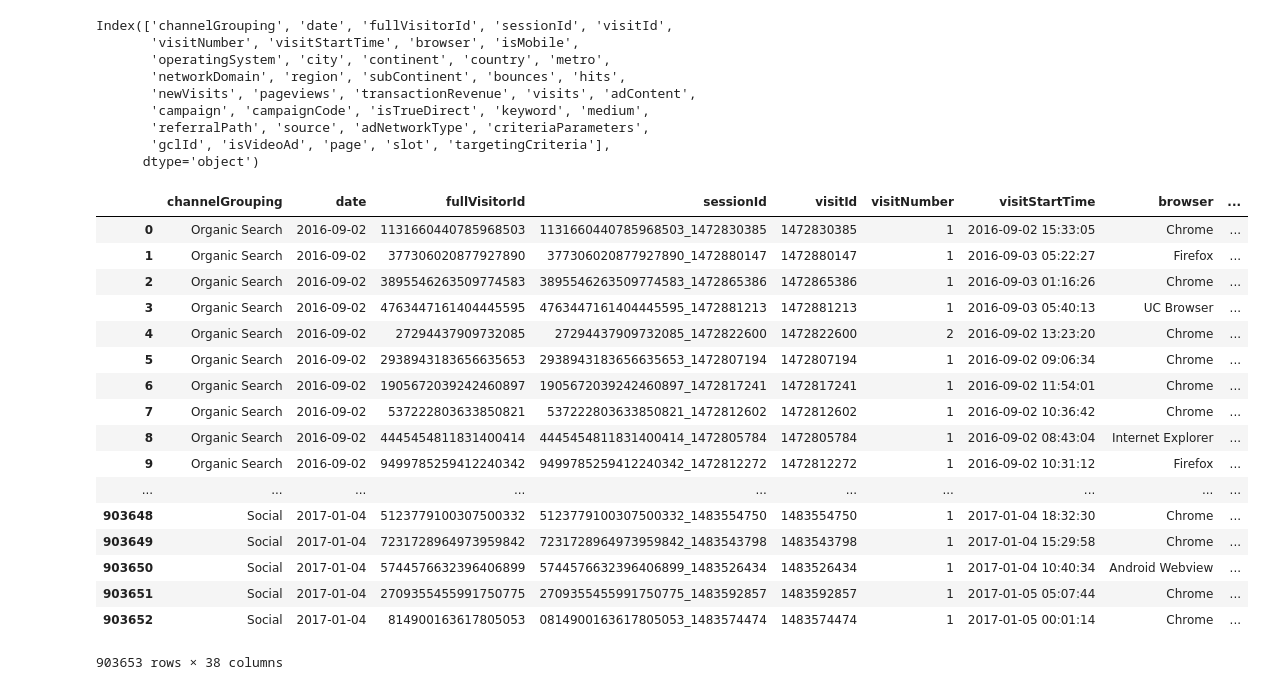
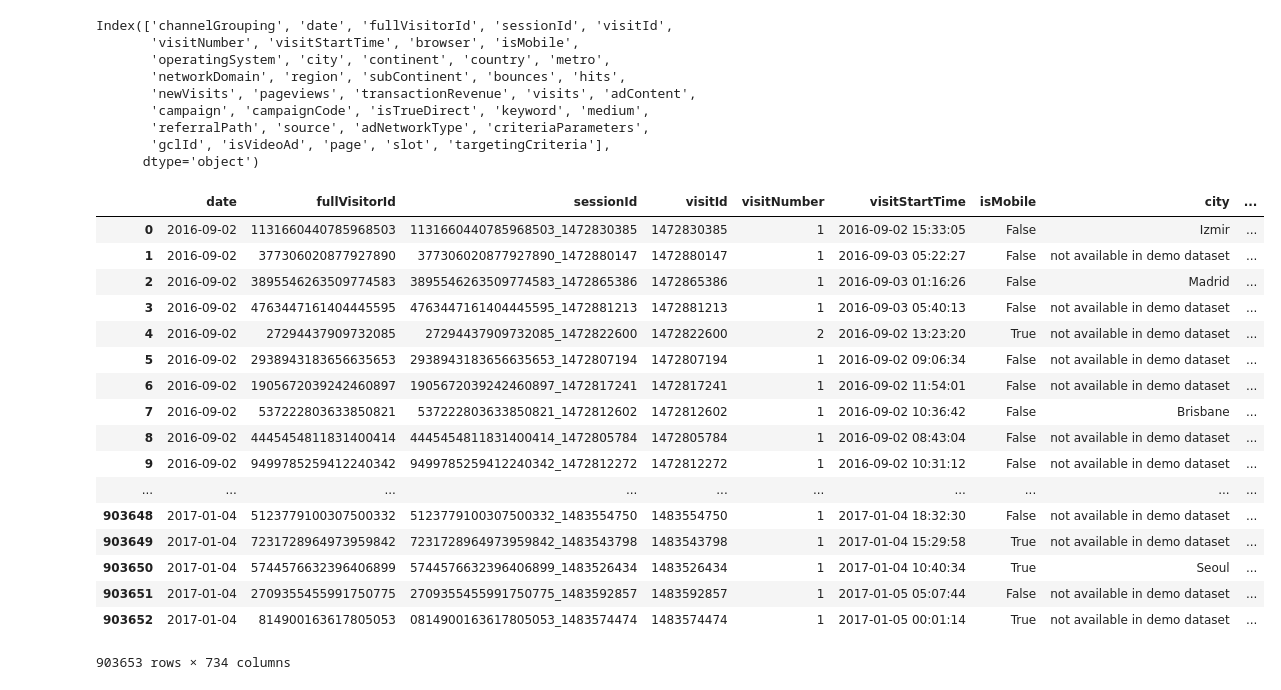
Before and after one commit to kuonumber/Google-Analytics_Customer_Revenue_Prediction, a Jupyter notebook: 201801008_revenue_prediction.ipynb, the cells around one changed output. Cells and saved outputs as stored; diff of their text form; code cells hidden in the pictures.

Commit message:
get dummies

```diff
--- a/201801008_revenue_prediction.ipynb
+++ b/201801008_revenue_prediction.ipynb
@@ -396,5 +398,7 @@ df_train = df_train.drop(['device','geoNetwork','totals','trafficSource'], axis
 # %%
 df_all_parsed = df_train.join([df_device_, df_geo_, df_total, df_trafficSource])
+# %%
+df_all_parsed = df_all_parsed.fillna(0)
 # %%
 df_all_parsed.columns
 # %% [output]
@@ -407,24 +411,30 @@ Index(['channelGrouping', 'date', 'fullVisitorId', 'sessionId', 'visitId',
        'referralPath', 'source', 'adNetworkType', 'criteriaParameters',
        'gclId', 'isVideoAd', 'page', 'slot', 'targetingCriteria'],
       dtype='object')
+# %%
+df_dummies = pd.get_dummies(drop_first = True, data = df_all_parsed[['channelGrouping','browser',
+       'operatingSystem', 'country',  'medium', 'source','subContinent']])
+# %%
+df_all_parsed = (df_all_parsed.drop(['channelGrouping', 'browser','operatingSystem', 'country',  'medium',
+                                     'source','metro', 'region', 'networkDomain', 'adContent','continent'], axis=1))
 # %%
-df_all_parsed
+df_all_parsed.join(df_dummies)
 # %% [output]
-|  | channelGrouping | date | fullVisitorId | sessionId | visitId | visitNumber | visitStartTime | browser | ... |
-| 0 | Organic Search | 2016-09-02 | 1131660440785968503 | 1131660440785968503_1472830385 | 1472830385 | 1 | 2016-09-02 15:33:05 | Chrome | ... |
-| 1 | Organic Search | 2016-09-02 | 377306020877927890 | 377306020877927890_1472880147 | 1472880147 | 1 | 2016-09-03 05:22:27 | Firefox | ... |
-| 2 | Organic Search | 2016-09-02 | 3895546263509774583 | 3895546263509774583_1472865386 | 1472865386 | 1 | 2016-09-03 01:16:26 | Chrome | ... |
-| 3 | Organic Search | 2016-09-02 | 4763447161404445595 | 4763447161404445595_1472881213 | 1472881213 | 1 | 2016-09-03 05:40:13 | UC Browser | ... |
-| 4 | Organic Search | 2016-09-02 | 27294437909732085 | 27294437909732085_1472822600 | 1472822600 | 2 | 2016-09-02 13:23:20 | Chrome | ... |
-| 5 | Organic Search | 2016-09-02 | 2938943183656635653 | 2938943183656635653_1472807194 | 1472807194 | 1 | 2016-09-02 09:06:34 | Chrome | ... |
-| 6 | Organic Search | 2016-09-02 | 1905672039242460897 | 1905672039242460897_1472817241 | 1472817241 | 1 | 2016-09-02 11:54:01 | Chrome | ... |
-| 7 | Organic Search | 2016-09-02 | 537222803633850821 | 537222803633850821_1472812602 | 1472812602 | 1 | 2016-09-02 10:36:42 | Chrome | ... |
-| 8 | Organic Search | 2016-09-02 | 4445454811831400414 | 4445454811831400414_1472805784 | 1472805784 | 1 | 2016-09-02 08:43:04 | Internet Explorer | ... |
-| 9 | Organic Search | 2016-09-02 | 9499785259412240342 | 9499785259412240342_1472812272 | 1472812272 | 1 | 2016-09-02 10:31:12 | Firefox | ... |
+|  | date | fullVisitorId | sessionId | visitId | visitNumber | visitStartTime | isMobile | city | ... |
+| 0 | 2016-09-02 | 1131660440785968503 | 1131660440785968503_1472830385 | 1472830385 | 1 | 2016-09-02 15:33:05 | False | Izmir | ... |
+| 1 | 2016-09-02 | 377306020877927890 | 377306020877927890_1472880147 | 1472880147 | 1 | 2016-09-03 05:22:27 | False | not available in demo dataset | ... |
+| 2 | 2016-09-02 | 3895546263509774583 | 3895546263509774583_1472865386 | 1472865386 | 1 | 2016-09-03 01:16:26 | False | Madrid | ... |
+| 3 | 2016-09-02 | 4763447161404445595 | 4763447161404445595_1472881213 | 1472881213 | 1 | 2016-09-03 05:40:13 | False | not available in demo dataset | ... |
+| 4 | 2016-09-02 | 27294437909732085 | 27294437909732085_1472822600 | 1472822600 | 2 | 2016-09-02 13:23:20 | True | not available in demo dataset | ... |
+| 5 | 2016-09-02 | 2938943183656635653 | 2938943183656635653_1472807194 | 1472807194 | 1 | 2016-09-02 09:06:34 | False | not available in demo dataset | ... |
+| 6 | 2016-09-02 | 1905672039242460897 | 1905672039242460897_1472817241 | 1472817241 | 1 | 2016-09-02 11:54:01 | False | not available in demo dataset | ... |
+| 7 | 2016-09-02 | 537222803633850821 | 537222803633850821_1472812602 | 1472812602 | 1 | 2016-09-02 10:36:42 | False | Brisbane | ... |
+| 8 | 2016-09-02 | 4445454811831400414 | 4445454811831400414_1472805784 | 1472805784 | 1 | 2016-09-02 08:43:04 | False | not available in demo dataset | ... |
+| 9 | 2016-09-02 | 9499785259412240342 | 9499785259412240342_1472812272 | 1472812272 | 1 | 2016-09-02 10:31:12 | False | not available in demo dataset | ... |
 | ... | ... | ... | ... | ... | ... | ... | ... | ... | ... |
-| 903648 | Social | 2017-01-04 | 5123779100307500332 | 5123779100307500332_1483554750 | 1483554750 | 1 | 2017-01-04 18:32:30 | Chrome | ... |
-| 903649 | Social | 2017-01-04 | 7231728964973959842 | 7231728964973959842_1483543798 | 1483543798 | 1 | 2017-01-04 15:29:58 | Chrome | ... |
-| 903650 | Social | 2017-01-04 | 5744576632396406899 | 5744576632396406899_1483526434 | 1483526434 | 1 | 2017-01-04 10:40:34 | Android Webview | ... |
-| 903651 | Social | 2017-01-04 | 2709355455991750775 | 2709355455991750775_1483592857 | 1483592857 | 1 | 2017-01-05 05:07:44 | Chrome | ... |
-| 903652 | Social | 2017-01-04 | 814900163617805053 | 0814900163617805053_1483574474 | 1483574474 | 1 | 2017-01-05 00:01:14 | Chrome | ... |
+| 903648 | 2017-01-04 | 5123779100307500332 | 5123779100307500332_1483554750 | 1483554750 | 1 | 2017-01-04 18:32:30 | False | not available in demo dataset | ... |
+| 903649 | 2017-01-04 | 7231728964973959842 | 7231728964973959842_1483543798 | 1483543798 | 1 | 2017-01-04 15:29:58 | True | not available in demo dataset | ... |
+| 903650 | 2017-01-04 | 5744576632396406899 | 5744576632396406899_1483526434 | 1483526434 | 1 | 2017-01-04 10:40:34 | True | Seoul | ... |
+| 903651 | 2017-01-04 | 2709355455991750775 | 2709355455991750775_1483592857 | 1483592857 | 1 | 2017-01-05 05:07:44 | False | not available in demo dataset | ... |
+| 903652 | 2017-01-04 | 814900163617805053 | 0814900163617805053_1483574474 | 1483574474 | 1 | 2017-01-05 00:01:14 | True | not available in demo dataset | ... |
-903653 rows × 38 columns
+903653 rows × 734 columns
```
Also changed, not shown: parts of 1 cell of this notebook.
